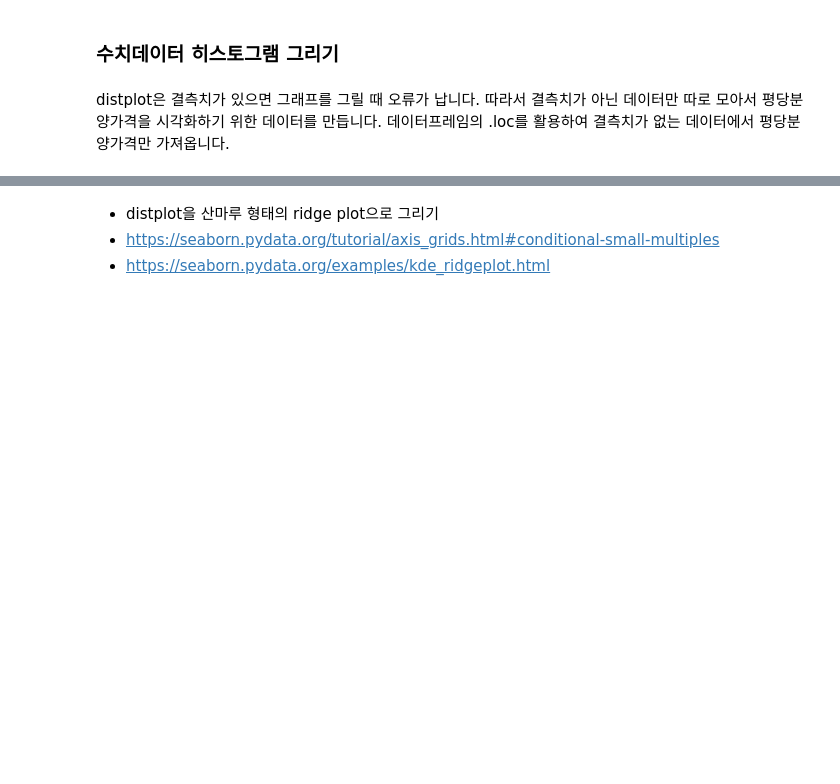
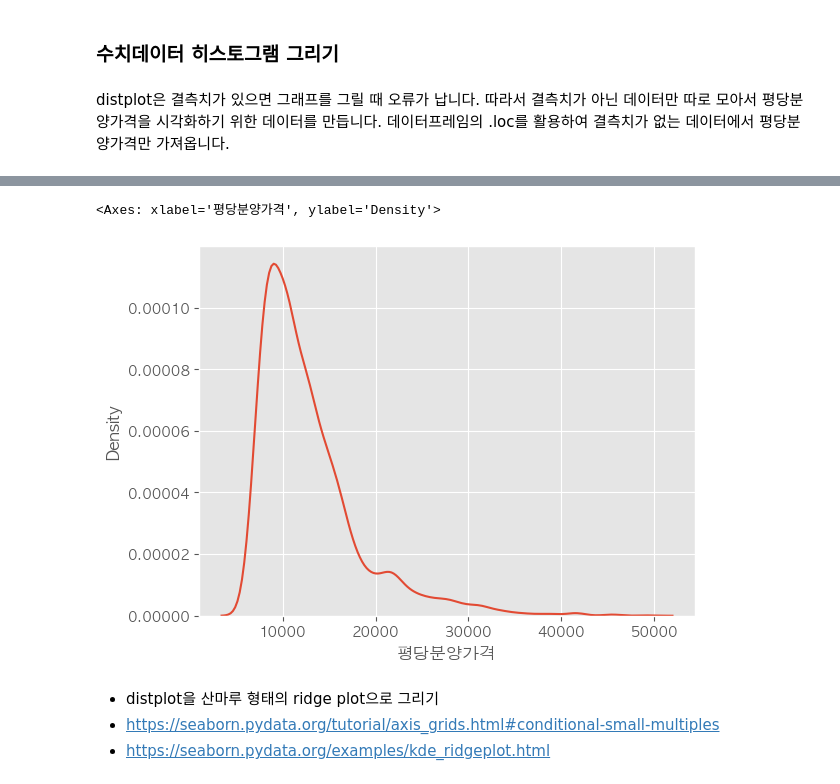
Before and after one commit to online5880/Public-Data-Analysis-in-Python, a Jupyter notebook: apt-price/01_apt_price.ipynb, the cells around one changed output, grey strips where cells are left out. Saved outputs shown, nothing was run; the diff lists cells and outputs as text; code cells hidden in the pictures; blank space fills up the shorter version.

```diff
--- a/apt-price/01_apt_price.ipynb
+++ b/apt-price/01_apt_price.ipynb
@@ -794,5 +813,10 @@ distplot은 결측치가 있으면 그래프를 그릴 때 오류가 납니다.
 # %%
-# sns.distplot(price, hist=False, rug=True)
+# sns.distplot(price, hist=False,rug=True)
+# cumulative 누적그래프
+sns.kdeplot(price)
+# %% [output]
+<Axes: xlabel='평당분양가격', ylabel='Density'>
+[figure, added]
 # %% [markdown]
 * distplot을 산마루 형태의 ridge plot으로 그리기
 * https://seaborn.pydata.org/tutorial/axis_grids.html#conditional-small-multiples
```
Also changed, not shown: parts of 8 cells of this notebook.
